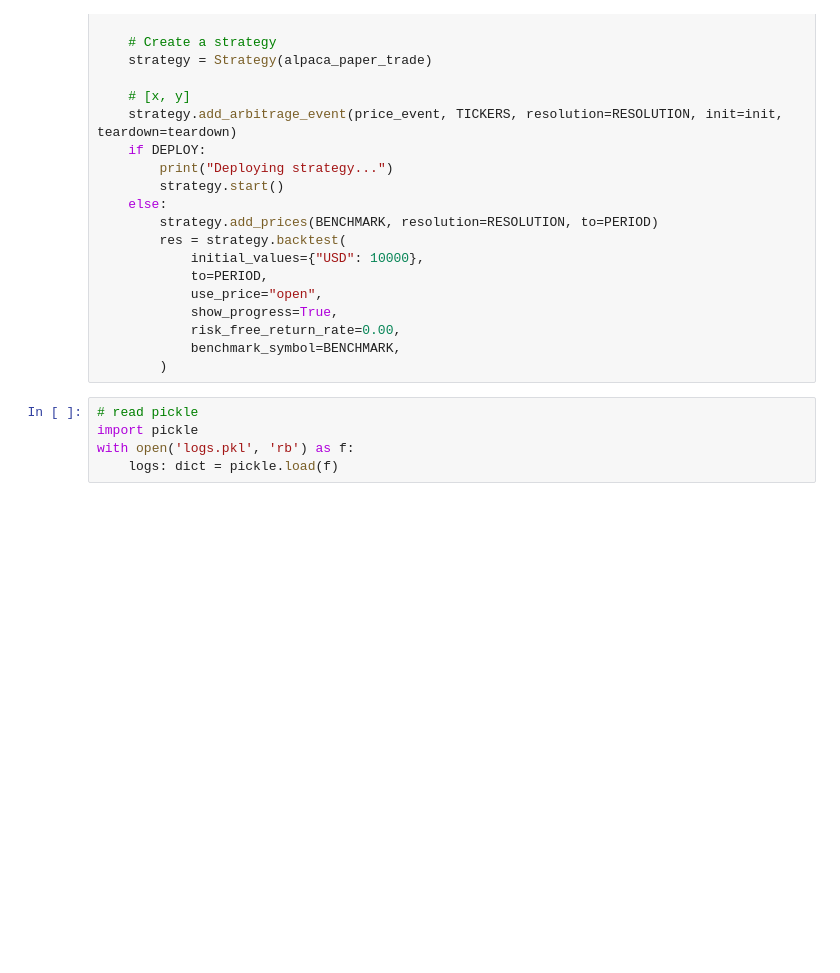
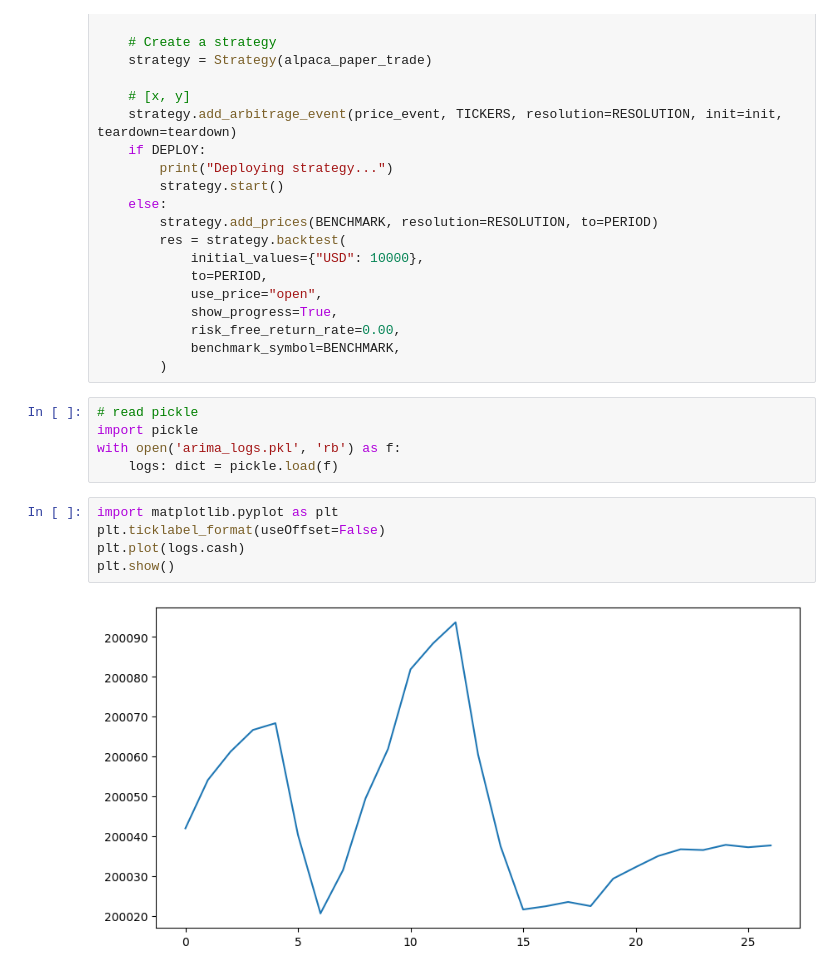
Before and after one commit to juanjaho/Mean-Reversion-Pairs-Trading, a Jupyter notebook: broker/Alpaca/blankly/ARIMA_bot.ipynb, the cells around one changed output. Saved outputs shown, nothing was run; the diff lists cells and outputs as text; blank space fills up the shorter version.

```diff
--- a/broker/Alpaca/blankly/ARIMA_bot.ipynb
+++ b/broker/Alpaca/blankly/ARIMA_bot.ipynb
@@ -233,5 +233,12 @@ if __name__ == "__main__":
 # %%
 # read pickle
 import pickle
-with open('logs.pkl', 'rb') as f:
+with open('arima_logs.pkl', 'rb') as f:
     logs: dict = pickle.load(f)
+# %%
+import matplotlib.pyplot as plt
+plt.ticklabel_format(useOffset=False)
+plt.plot(logs.cash)
+plt.show()
+# %% [output]
+[figure, added]
```
Also changed, not shown: 3 other files.
